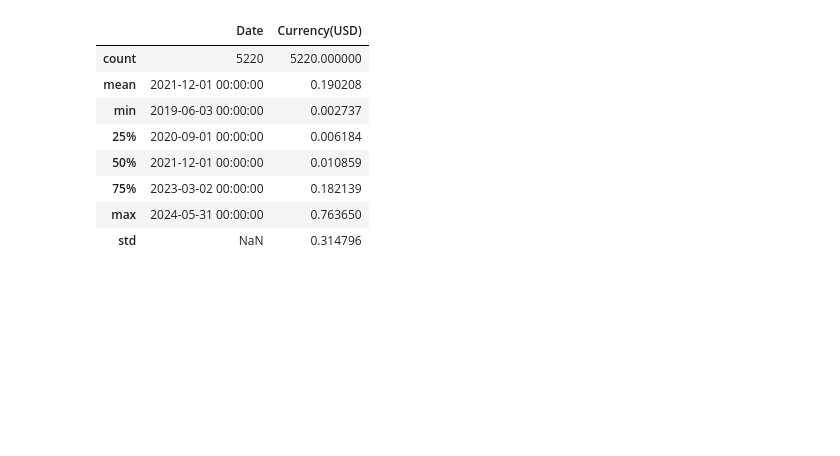
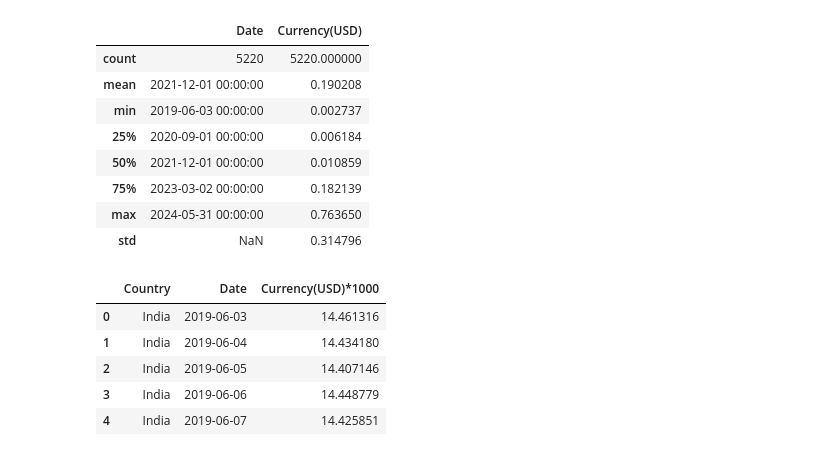
Before and after one commit to Kajaani-Balabavan/deep-panel, a Jupyter notebook: notebooks/Economic_domain.ipynb, the cells around one changed output. Saved outputs shown, nothing was run; the diff lists cells and outputs as text; code cells hidden in the pictures; blank space fills up the shorter version.

```diff
--- a/notebooks/Economic_domain.ipynb
+++ b/notebooks/Economic_domain.ipynb
@@ -392,3 +390,16 @@ df.describe()
 | 75% | 2023-03-02 00:00:00 | 0.182139 |
 | max | 2024-05-31 00:00:00 | 0.763650 |
 | std | NaN | 0.314796 |
+# %%
+# multiply Currency(USD) by 1000
+df['Currency(USD)'] = df['Currency(USD)'] * 1000
+# rename column to Currency(USD)*1000
+df.columns = ['Country', 'Date', 'Currency(USD)*1000']
+df.head()
+# %% [output]
+|  | Country | Date | Currency(USD)*1000 |
+| 0 | India | 2019-06-03 | 14.461316 |
+| 1 | India | 2019-06-04 | 14.434180 |
+| 2 | India | 2019-06-05 | 14.407146 |
+| 3 | India | 2019-06-06 | 14.448779 |
+| 4 | India | 2019-06-07 | 14.425851 |
```
Also changed, not shown: parts of 2 cells of this notebook, 13 other files.
